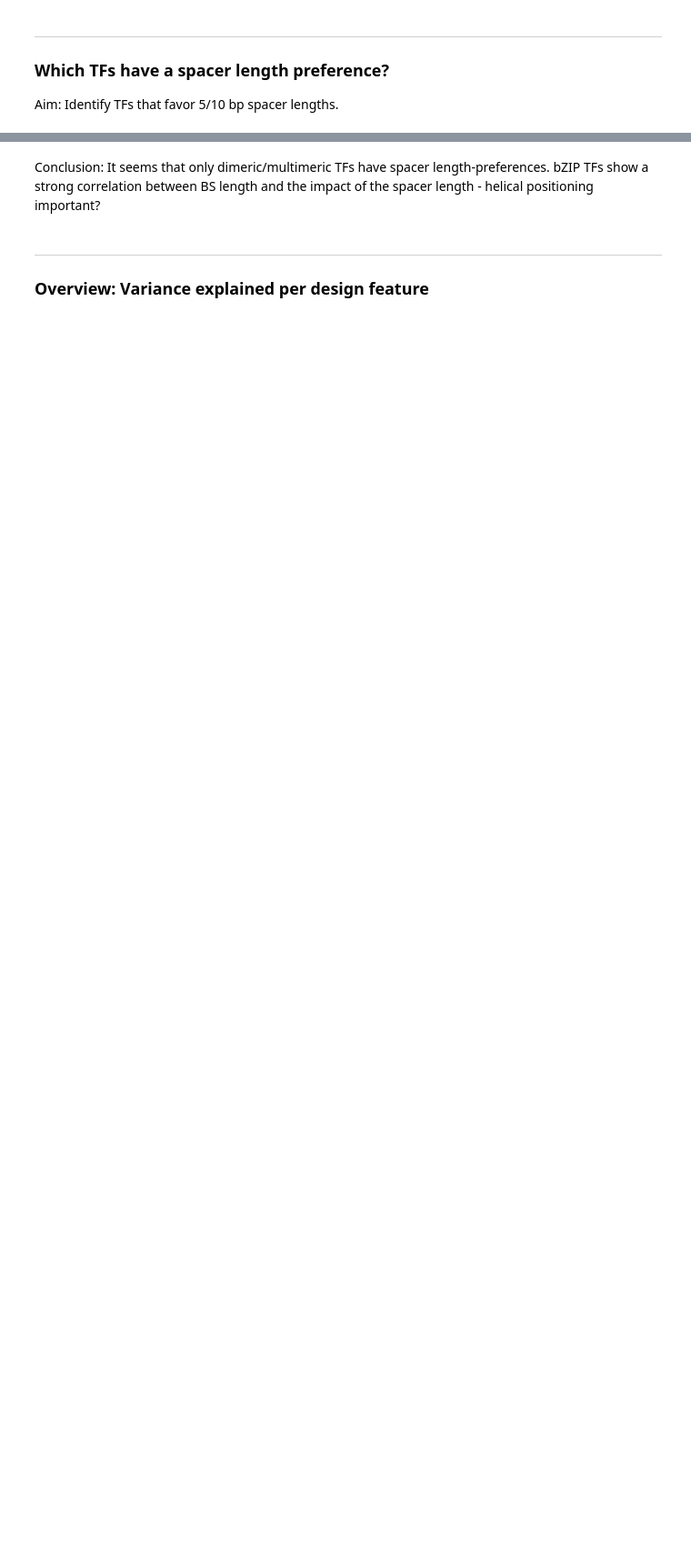
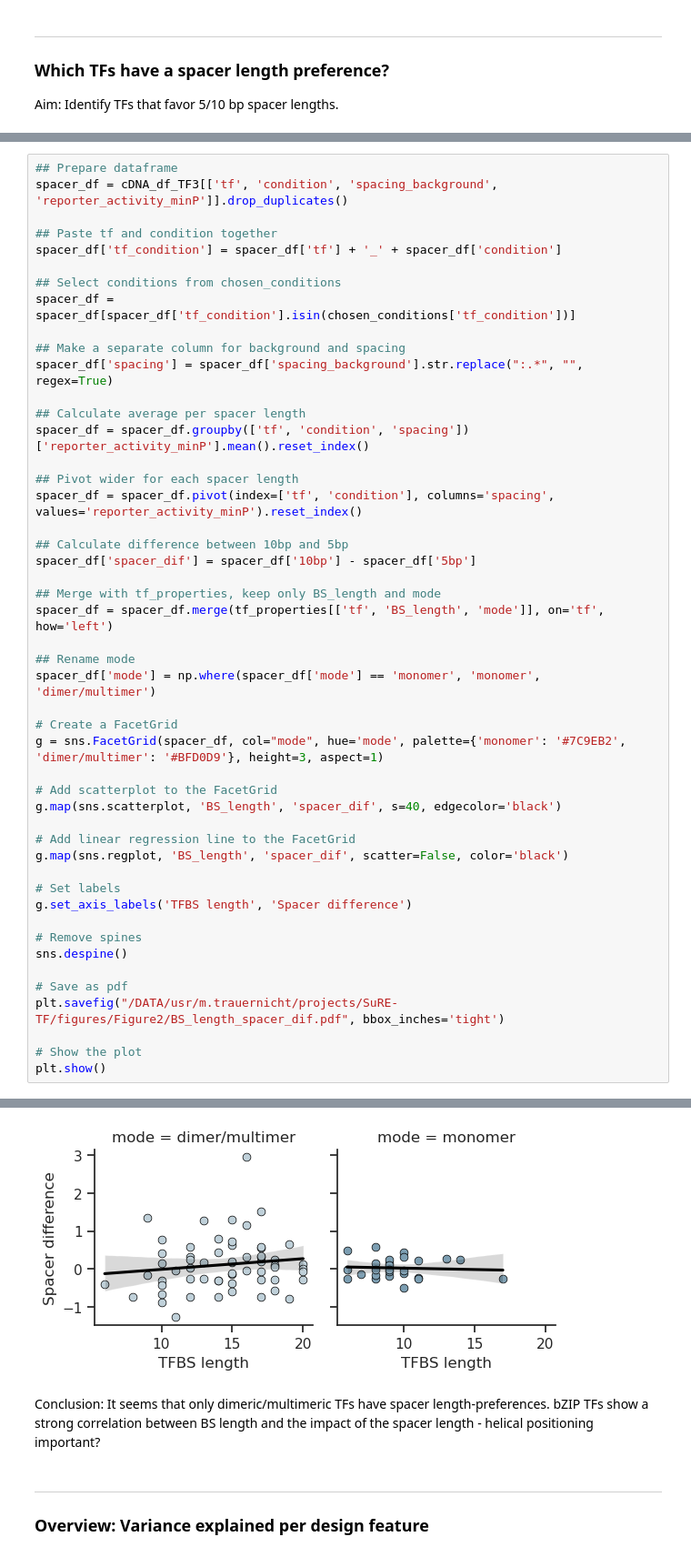
Before and after one commit to mtrauernicht/TF_MPRA, a Jupyter notebook: py_analysis/Fig2_linear_model.ipynb, the cells around one changed output, grey strips where cells are left out. Shown at 91% size. Drawn from its saved outputs; the diff is of its cells as text; blank space fills up the shorter version.

```diff
--- a/py_analysis/Fig2_linear_model.ipynb
+++ b/py_analysis/Fig2_linear_model.ipynb
@@ -676,0 +704,49 @@ PearsonRResult(statistic=0.4596560374683067, pvalue=0.0847401447324714)
+# %%
+## Prepare dataframe
+spacer_df = cDNA_df_TF3[['tf', 'condition', 'spacing_background', 'reporter_activity_minP']].drop_duplicates()
+
+## Paste tf and condition together
+spacer_df['tf_condition'] = spacer_df['tf'] + '_' + spacer_df['condition']
+
+## Select conditions from chosen_conditions
+spacer_df = spacer_df[spacer_df['tf_condition'].isin(chosen_conditions['tf_condition'])]
+
+## Make a separate column for background and spacing
+spacer_df['spacing'] = spacer_df['spacing_background'].str.replace(":.*", "", regex=True)
+
+## Calculate average per spacer length
+spacer_df = spacer_df.groupby(['tf', 'condition', 'spacing'])['reporter_activity_minP'].mean().reset_index()
+
+## Pivot wider for each spacer length
+spacer_df = spacer_df.pivot(index=['tf', 'condition'], columns='spacing', values='reporter_activity_minP').reset_index()
+
+## Calculate difference between 10bp and 5bp
+spacer_df['spacer_dif'] = spacer_df['10bp'] - spacer_df['5bp']
+
+## Merge with tf_properties, keep only BS_length and mode
+spacer_df = spacer_df.merge(tf_properties[['tf', 'BS_length', 'mode']], on='tf', how='left')
+
+## Rename mode
+spacer_df['mode'] = np.where(spacer_df['mode'] == 'monomer', 'monomer', 'dimer/multimer')
+
+# Create a FacetGrid
+g = sns.FacetGrid(spacer_df, col="mode", hue='mode', palette={'monomer': '#7C9EB2', 'dimer/multimer': '#BFD0D9'}, height=3, aspect=1)
+
+# Add scatterplot to the FacetGrid
+g.map(sns.scatterplot, 'BS_length', 'spacer_dif', s=40, edgecolor='black')
+
+# Add linear regression line to the FacetGrid
+g.map(sns.regplot, 'BS_length', 'spacer_dif', scatter=False, color='black')
+
+# Set labels
+g.set_axis_labels('TFBS length', 'Spacer difference')
+
+# Remove spines
+sns.despine()
+
+# Save as pdf
+plt.savefig("/DATA/usr/m.trauernicht/projects/SuRE-TF/figures/Figure2/BS_length_spacer_dif.pdf", bbox_inches='tight')
+
+# Show the plot
+plt.show()
+# %% [output]
@@ -677,3 +772,4 @@ PearsonRResult(statistic=0.4596560374683067, pvalue=0.0847401447324714)
+[figure, added]
 # %% [markdown]
 Conclusion: It seems that only dimeric/multimeric TFs have spacer length-preferences. bZIP TFs show a strong correlation between BS length and the impact of the spacer length - helical positioning important?
 # %% [markdown]
```
Also changed, not shown: parts of 7 cells of this notebook, 6 other files.
